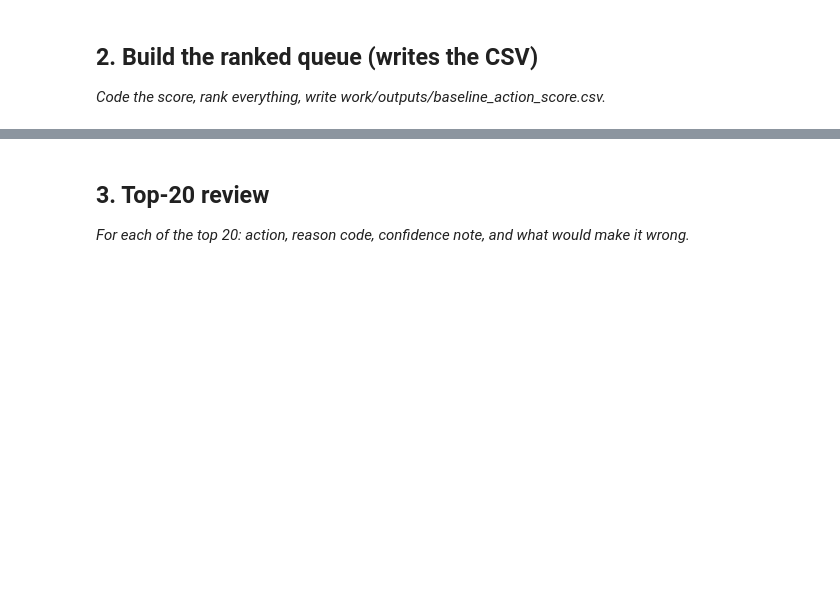
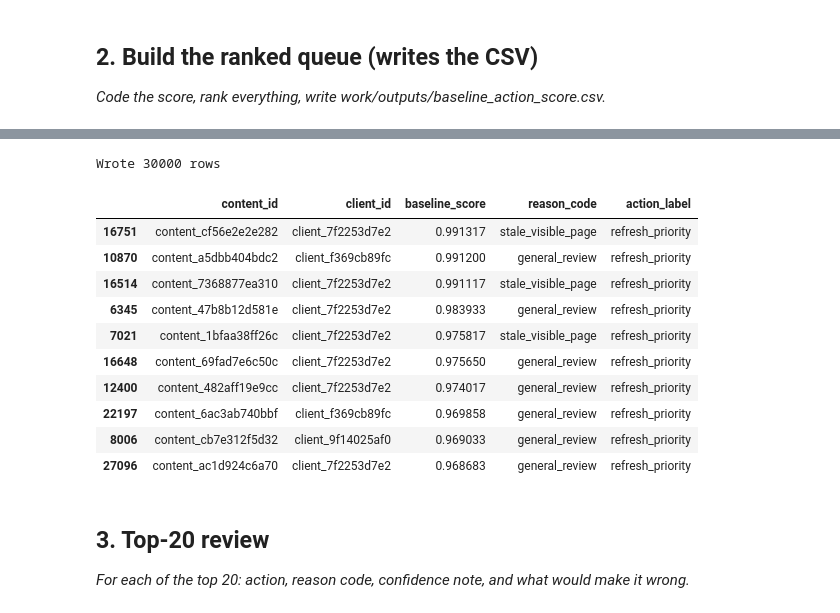
Before and after one commit to SelvaKumaran-G/flyrank-ml-internship3, a Jupyter notebook: work/notebooks/w04_baseline_score.ipynb, the cells around one changed output, grey strips where cells are left out. Saved outputs shown, nothing was run; the diff lists cells and outputs as text; code cells hidden in the pictures; blank space fills up the shorter version.

```diff
--- a/work/notebooks/w04_baseline_score.ipynb
+++ b/work/notebooks/w04_baseline_score.ipynb
@@ -101,3 +46,49 @@ Wrote 30000 rows to work/outputs/baseline_action_score.csv
+# %%
+import os
+import numpy as np
+import pandas as pd
+
+df = pd.read_csv('/content/content_refresh_anonymized.csv')
+
+def pct(s):
+    return s.rank(method='average', pct=True)
+
+df['visibility_score'] = pct(np.log1p(df['impressions_90d']))
+df['freshness_risk_score'] = pct(df['days_since_last_update'])
+df['baseline_score'] = 0.5 * df['visibility_score'] + 0.5 * df['freshness_risk_score']
+
+def reason(row):
+    if row['days_since_last_update'] >= 180 and row['impressions_90d'] >= 500:
+        return 'stale_visible_page'
+    if row['days_since_last_update'] >= 180:
+        return 'stale_low_visibility'
+    return 'general_review'
+
+df['reason_code'] = df.apply(reason, axis=1)
+df['action_label'] = np.where(df['baseline_score'] > df['baseline_score'].quantile(0.9), 'refresh_priority',
+                       np.where(df['baseline_score'] > df['baseline_score'].quantile(0.6), 'monitor', 'no_action'))
+
+queue = df.sort_values('baseline_score', ascending=False)[
+    ['content_id', 'client_id', 'baseline_score', 'reason_code', 'action_label']
+]
+
+os.makedirs('work/outputs', exist_ok=True)
+queue.to_csv('work/outputs/baseline_action_score.csv', index=False)
+print(f"Wrote {len(queue)} rows")
+queue.head(10)
+# %% [output]
+Wrote 30000 rows
+|  | content_id | client_id | baseline_score | reason_code | action_label |
+| 16751 | content_cf56e2e2e282 | client_7f2253d7e2 | 0.991317 | stale_visible_page | refresh_priority |
+| 10870 | content_a5dbb404bdc2 | client_f369cb89fc | 0.991200 | general_review | refresh_priority |
+| 16514 | content_7368877ea310 | client_7f2253d7e2 | 0.991117 | stale_visible_page | refresh_priority |
+| 6345 | content_47b8b12d581e | client_7f2253d7e2 | 0.983933 | general_review | refresh_priority |
+| 7021 | content_1bfaa38ff26c | client_7f2253d7e2 | 0.975817 | stale_visible_page | refresh_priority |
+| 16648 | content_69fad7e6c50c | client_7f2253d7e2 | 0.975650 | general_review | refresh_priority |
+| 12400 | content_482aff19e9cc | client_7f2253d7e2 | 0.974017 | general_review | refresh_priority |
+| 22197 | content_6ac3ab740bbf | client_f369cb89fc | 0.969858 | general_review | refresh_priority |
+| 8006 | content_cb7e312f5d32 | client_9f14025af0 | 0.969033 | general_review | refresh_priority |
+| 27096 | content_ac1d924c6a70 | client_7f2253d7e2 | 0.968683 | general_review | refresh_priority |
 # %% [markdown]
 ## 3. Top-20 review
 
```
Also changed, not shown: parts of 2 cells of this notebook.
